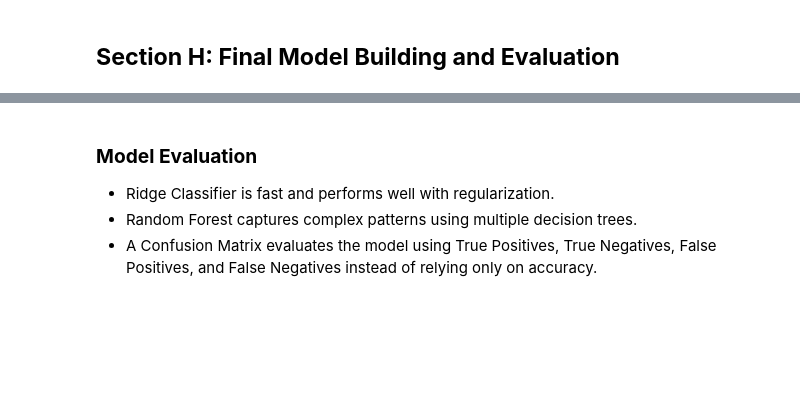
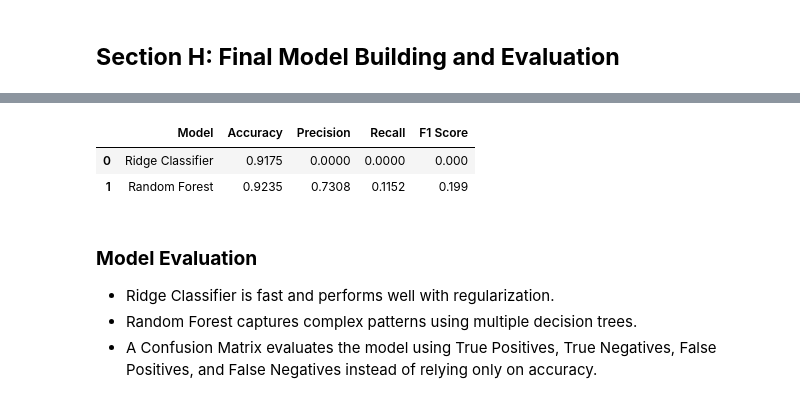
Before and after one commit to MonishDY/AI-Track, a Jupyter notebook: Module 2 - Feature Engineering/Capstone Project/MonishDY_230701195_Capstone_Case_Study.ipynb, the cells around one changed output, grey strips where cells are left out. Drawn from its saved outputs; the diff is of its cells as text; code cells hidden in the pictures; blank space fills up the shorter version.

```diff
--- a/Module 2 - Feature Engineering/Capstone Project/MonishDY_230701195_Capstone_Case_Study.ipynb
+++ b/Module 2 - Feature Engineering/Capstone Project/MonishDY_230701195_Capstone_Case_Study.ipynb
@@ -1038,12 +1064,15 @@ from sklearn.metrics import confusion_matrix, ConfusionMatrixDisplay
 import matplotlib.pyplot as plt
 # %%
-# Ridge Regularization
+# Ridge Classifier
 ridge = RidgeClassifier(alpha=1.0)
 ridge.fit(X_train, y_train)
-y_pred = ridge.predict(X_test)
 
-cm = confusion_matrix(y_test, y_pred)
+y_pred_ridge = ridge.predict(X_test)
+
+print("Ridge Classifier")
+print(classification_report(y_test, y_pred_ridge))
+
+cm = confusion_matrix(y_test, y_pred_ridge)
 ConfusionMatrixDisplay(cm).plot()
-
 plt.show()
 # %% [output]
@@ -1051,12 +1089,14 @@ plt.show()
 # %%
 # Random Forest
 rf = RandomForestClassifier(random_state=42)
+rf.fit(X_train, y_train)
 
-rf.fit(X_train, y_train)
-y_pred = rf.predict(X_test)
+y_pred_rf = rf.predict(X_test)
 
-cm = confusion_matrix(y_test, y_pred)
+print("Random Forest")
+print(classification_report(y_test, y_pred_rf))
+
+cm = confusion_matrix(y_test, y_pred_rf)
 ConfusionMatrixDisplay(cm).plot()
-
 plt.show()
 # %% [output]
@@ -1063,4 +1112,32 @@ plt.show()
 [figure]
+# %%
+# Compare two models
+comparison = pd.DataFrame({
+    "Model": ["Ridge Classifier", "Random Forest"],
+    "Accuracy": [
+        accuracy_score(y_test, y_pred_ridge),
+        accuracy_score(y_test, y_pred_rf)
+    ],
+    "Precision": [
+        precision_score(y_test, y_pred_ridge),
+        precision_score(y_test, y_pred_rf)
+    ],
+    "Recall": [
+        recall_score(y_test, y_pred_ridge),
+        recall_score(y_test, y_pred_rf)
+    ],
+    "F1 Score": [
+        f1_score(y_test, y_pred_ridge),
+        f1_score(y_test, y_pred_rf)
+    ]
+})
+
+comparison = comparison.round(4)
+comparison
+# %% [output]
+|  | Model | Accuracy | Precision | Recall | F1 Score |
+| 0 | Ridge Classifier | 0.9175 | 0.0000 | 0.0000 | 0.000 |
+| 1 | Random Forest | 0.9235 | 0.7308 | 0.1152 | 0.199 |
 # %% [markdown]
 ### **Model Evaluation**
 
```
Also changed, not shown: parts of 9 cells of this notebook.
